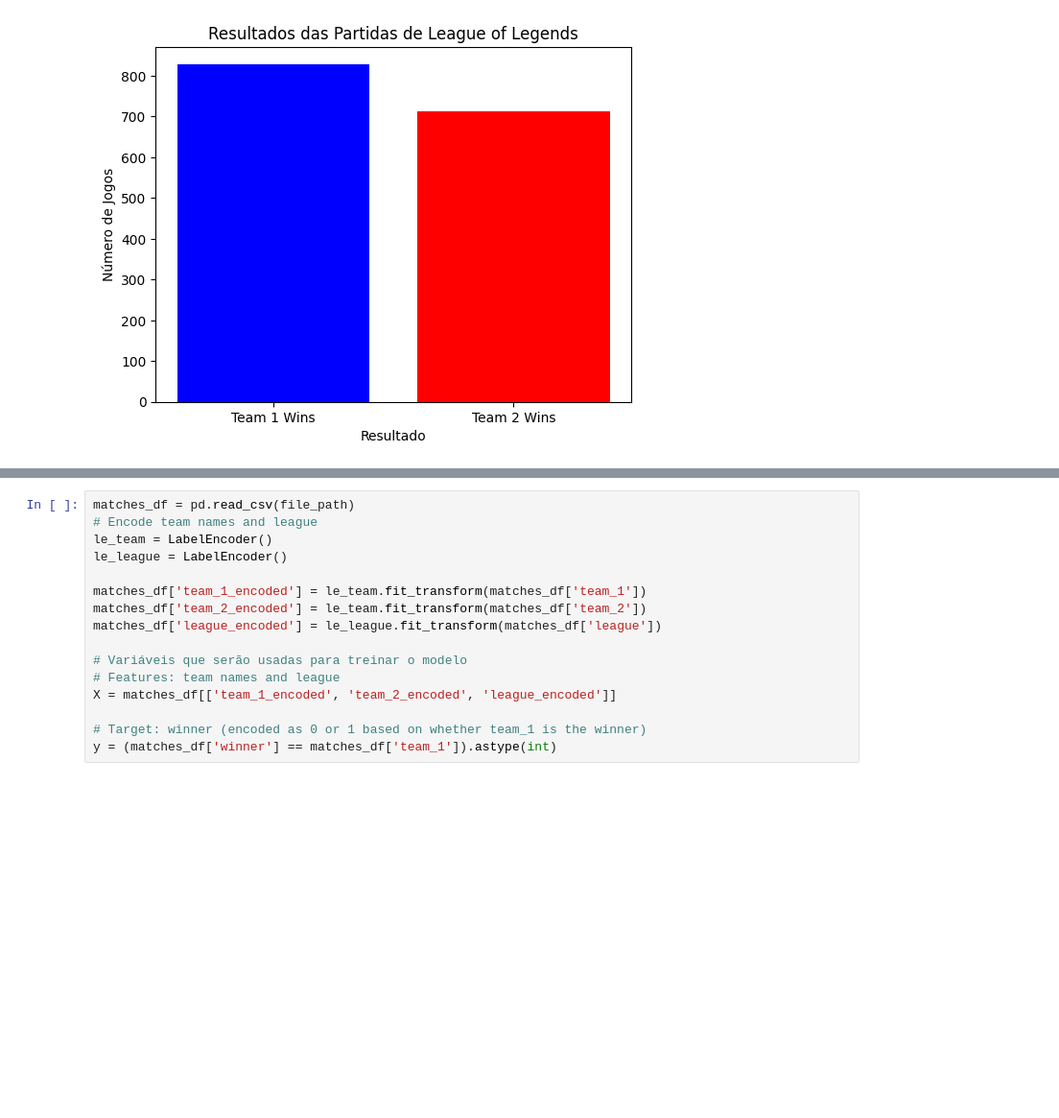
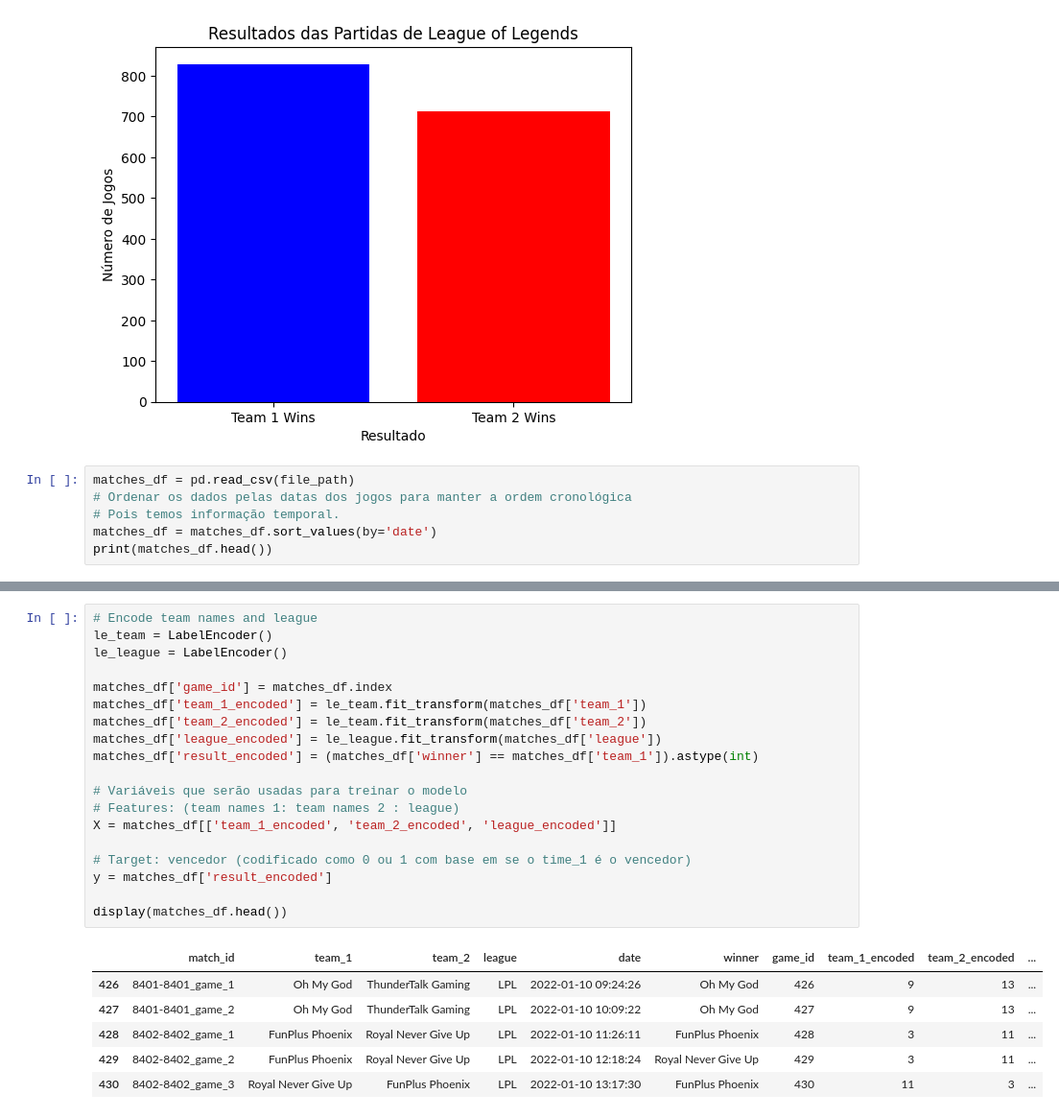
Before and after one commit to renan368/TCC-Renan-Oliveira, a Jupyter notebook: src/service/lpl/LPL4.ipynb, the cells around one changed output, grey strips where cells are left out. Shown: that part at 96% size. Cells and saved outputs as stored; diff of their text form; blank space fills up the shorter version.

```diff
--- a/src/service/lpl/LPL4.ipynb
+++ b/src/service/lpl/LPL4.ipynb
@@ -49,3 +50,9 @@ Vitórias do time 1 (team_1): 829
 Vitórias do time 2 (team_2): 712
 Percentual de vitórias do lado azul: 53.80%
 [figure]
+# %%
+matches_df = pd.read_csv(file_path)
+# Ordenar os dados pelas datas dos jogos para manter a ordem cronológica
+# Pois temos informação temporal.
+matches_df = matches_df.sort_values(by='date')
+print(matches_df.head())
@@ -52,16 +73,26 @@ Percentual de vitórias do lado azul: 53.80%
 # %%
-matches_df = pd.read_csv(file_path)
 # Encode team names and league
 le_team = LabelEncoder()
 le_league = LabelEncoder()
 
+matches_df['game_id'] = matches_df.index
 matches_df['team_1_encoded'] = le_team.fit_transform(matches_df['team_1'])
 matches_df['team_2_encoded'] = le_team.fit_transform(matches_df['team_2'])
 matches_df['league_encoded'] = le_league.fit_transform(matches_df['league'])
+matches_df['result_encoded'] = (matches_df['winner'] == matches_df['team_1']).astype(int)
 
 # Variáveis que serão usadas para treinar o modelo
-# Features: team names and league
+# Features: (team names 1: team names 2 : league)
 X = matches_df[['team_1_encoded', 'team_2_encoded', 'league_encoded']]
 
-# Target: winner (encoded as 0 or 1 based on whether team_1 is the winner)
-y = (matches_df['winner'] == matches_df['team_1']).astype(int)
+# Target: vencedor (codificado como 0 ou 1 com base em se o time_1 é o vencedor)
+y = matches_df['result_encoded']
+
+display(matches_df.head())
+# %% [output]
+|  | match_id | team_1 | team_2 | league | date | winner | game_id | team_1_encoded | team_2_encoded | ... |
+| 426 | 8401-8401_game_1 | Oh My God | ThunderTalk Gaming | LPL | 2022-01-10 09:24:26 | Oh My God | 426 | 9 | 13 | ... |
+| 427 | 8401-8401_game_2 | Oh My God | ThunderTalk Gaming | LPL | 2022-01-10 10:09:22 | Oh My God | 427 | 9 | 13 | ... |
+| 428 | 8402-8402_game_1 | FunPlus Phoenix | Royal Never Give Up | LPL | 2022-01-10 11:26:11 | FunPlus Phoenix | 428 | 3 | 11 | ... |
+| 429 | 8402-8402_game_2 | FunPlus Phoenix | Royal Never Give Up | LPL | 2022-01-10 12:18:24 | Royal Never Give Up | 429 | 3 | 11 | ... |
+| 430 | 8402-8402_game_3 | Royal Never Give Up | FunPlus Phoenix | LPL | 2022-01-10 13:17:30 | FunPlus Phoenix | 430 | 11 | 3 | ... |
```
Also changed, not shown: parts of 9 cells of this notebook, 7 other files.
